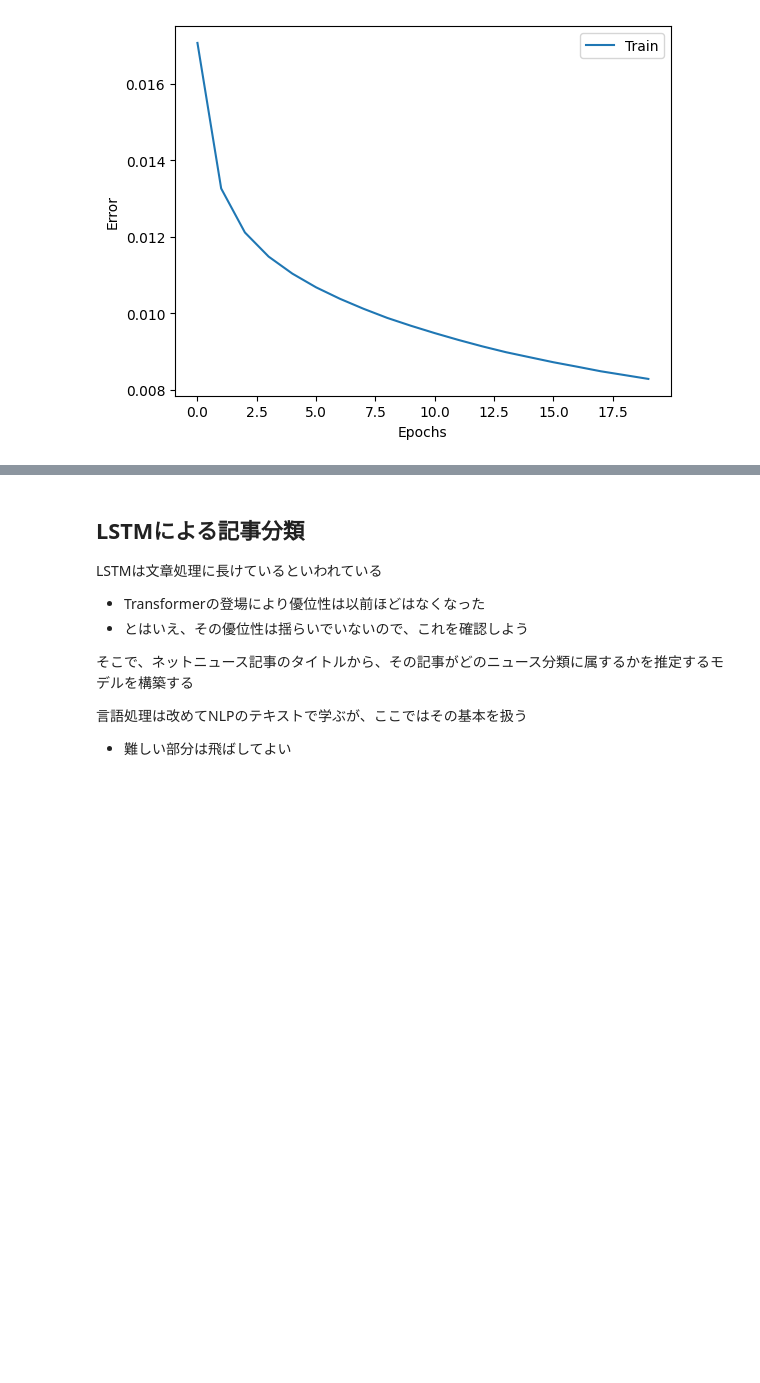
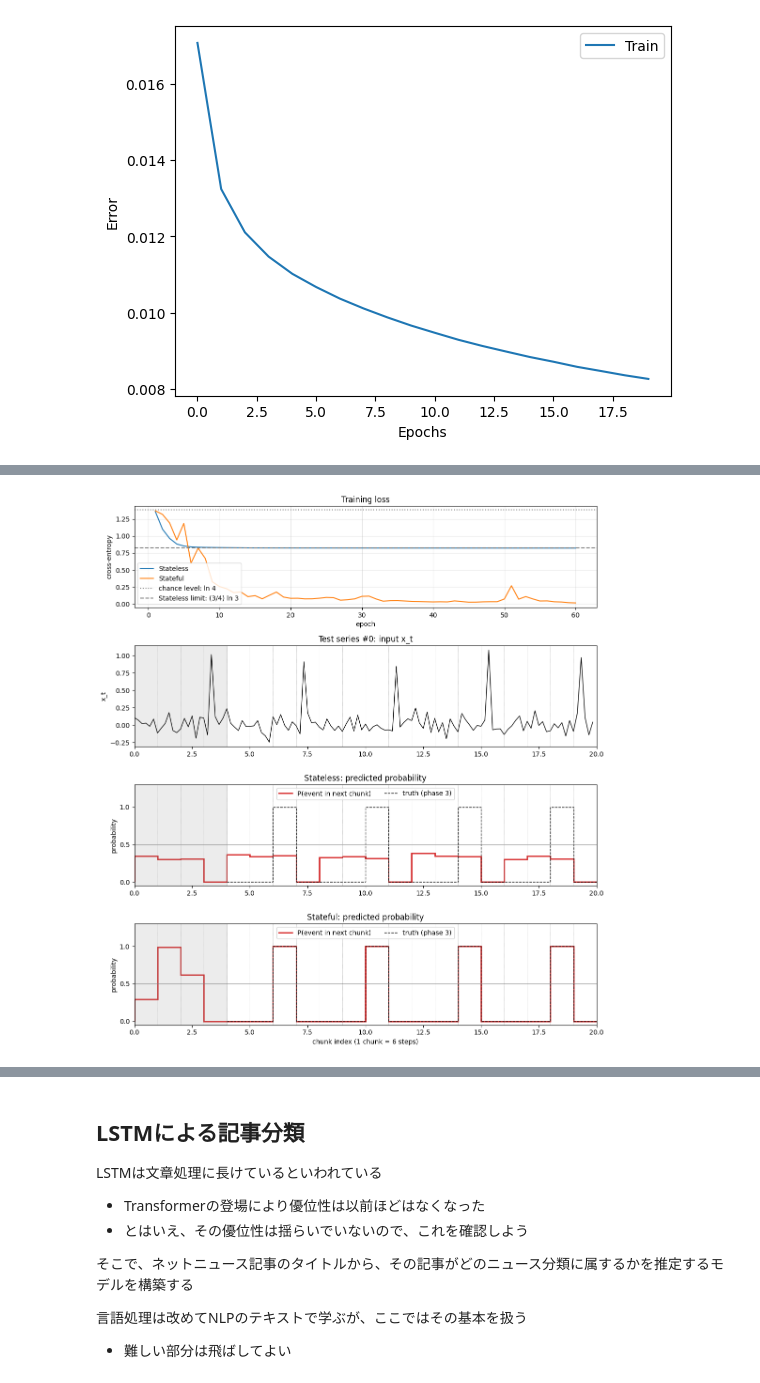
Before and after one commit to keioNishi/lec-mlsys, a Jupyter notebook: mlsys-text-A-RNN.ipynb, the cells around one changed output, grey strips where cells are left out. Drawn from its saved outputs; the diff is of its cells as text; code cells hidden in the pictures; blank space fills up the shorter version.

```diff
--- a/mlsys-text-A-RNN.ipynb
+++ b/mlsys-text-A-RNN.ipynb
@@ -1081,0 +1187,37 @@ plt.show()
+# %%
+n_show = 20                                   # 表示するチャンク数（120ステップ）
+edges = np.arange(n_show + 1)                 # チャンクの境界
+fig, axes = plt.subplots(4, 1, figsize=(11, 12))
+
+ax = axes[0]
+ax.plot(range(1, len(stateless_loss) + 1), stateless_loss, label="Stateless")
+ax.plot(range(1, len(stateful_loss) + 1), stateful_loss, label="Stateful")
+ax.axhline(np.log(4), color="gray", ls=":", label="chance level: ln 4")
+ax.axhline(0.75 * np.log(3), color="gray", ls="--", label="Stateless limit: (3/4) ln 3")
+ax.set(title="Training loss", xlabel="epoch", ylabel="cross-entropy")
+ax.legend()
+ax.grid(alpha=0.3)
+
+ax = axes[1]
+ax.plot(np.arange(n_show * chunk) / chunk, test_x[0, :n_show * chunk, 0].cpu().numpy(), color="black", lw=1)
+ax.set(title="Test series #0: input x_t", ylabel="x_t")
+
+target = (truth[0, warmup:n_show] == n_phase - 1).astype(float)   # 正解は評価する区間だけ描く
+for ax, name in zip(axes[2:], ["Stateless", "Stateful"]):
+    prob = results[name][1][0, :n_show]
+    ax.stairs(prob, edges, color="tab:red", lw=2, label="P(event in next chunk)")
+    ax.stairs(target, edges[warmup:], color="black", ls="--", label=f"truth (phase {n_phase - 1})")
+    ax.axhline(0.5, color="gray", lw=0.8)
+    ax.set(title=f"{name}: predicted probability", ylabel="probability", ylim=(-0.05, 1.3), yticks=[0, 0.5, 1])
+    ax.legend(loc="upper center", ncol=2)
+
+for ax in axes[1:]:
+    ax.axvspan(0, warmup, color="gray", alpha=0.15)   # 評価から除く最初の1周期
+    for e in edges:
+        ax.axvline(e, color="gray", lw=0.5, ls=":")
+    ax.set_xlim(0, n_show)
+axes[-1].set_xlabel("chunk index (1 chunk = 6 steps)")
+plt.tight_layout()
+plt.show()
+# %% [output]
+[figure, added]
```
Also changed, not shown: parts of 72 cells of this notebook.
